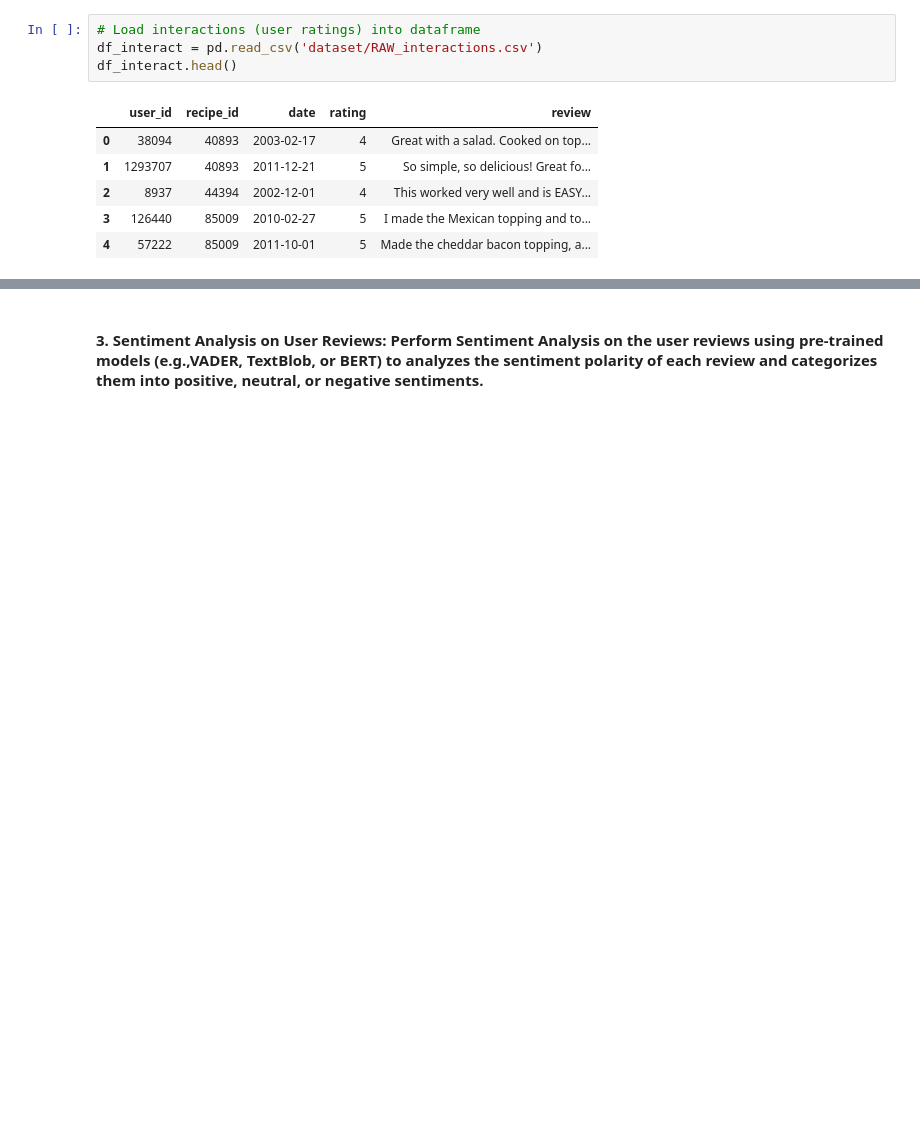
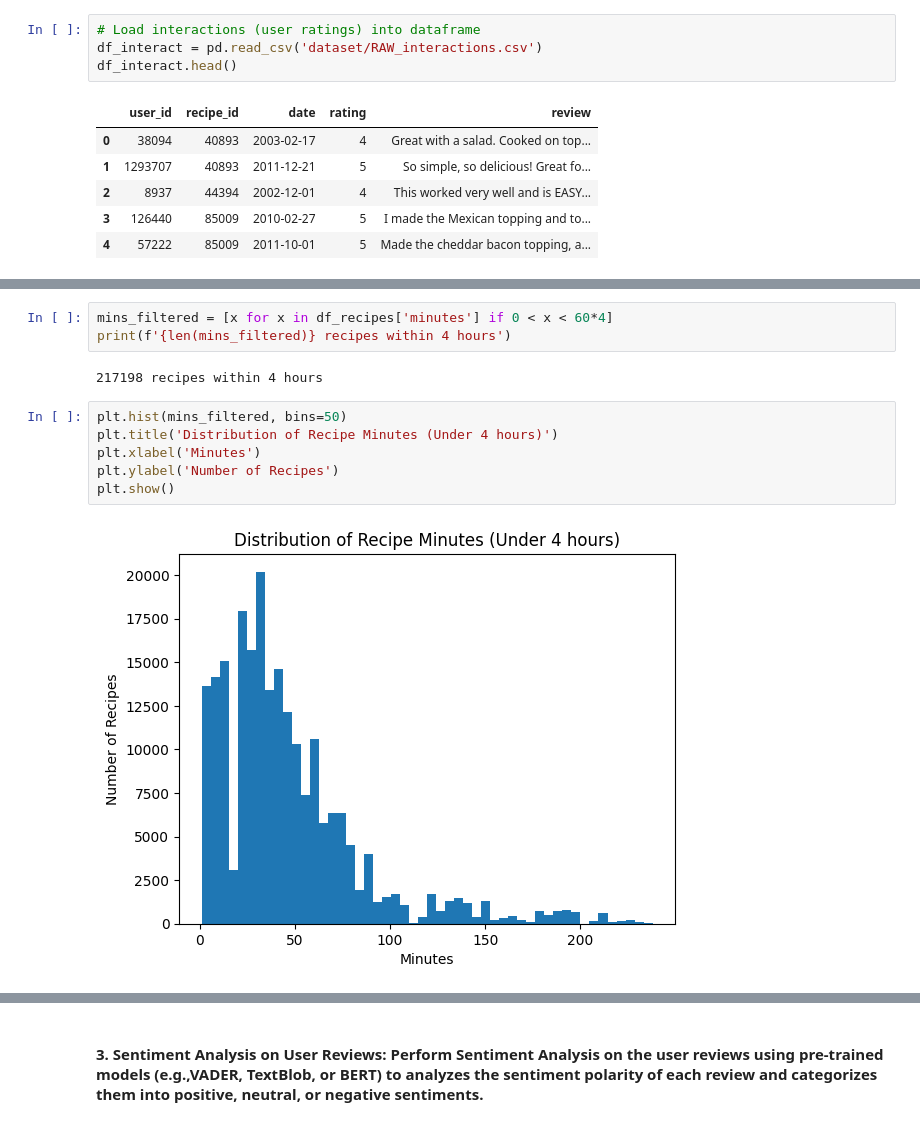
Before and after one commit to MattThePerson/NLP_Project_2024, a Jupyter notebook: pau_notebook.ipynb, the cells around one changed output, grey strips where cells are left out. Cells and saved outputs as stored; diff of their text form; blank space fills up the shorter version.

```diff
--- a/pau_notebook.ipynb
+++ b/pau_notebook.ipynb
@@ -49,0 +59,13 @@ df_interact.head()
+# %%
+mins_filtered = [x for x in df_recipes['minutes'] if 0 < x < 60*4]
+print(f'{len(mins_filtered)} recipes within 4 hours')
+# %% [output]
+217198 recipes within 4 hours
+# %%
+plt.hist(mins_filtered, bins=50)
+plt.title('Distribution of Recipe Minutes (Under 4 hours)')
+plt.xlabel('Minutes')
+plt.ylabel('Number of Recipes')
+plt.show()
+# %% [output]
+[figure, added]
```
Also changed, not shown: parts of 7 cells of this notebook.
